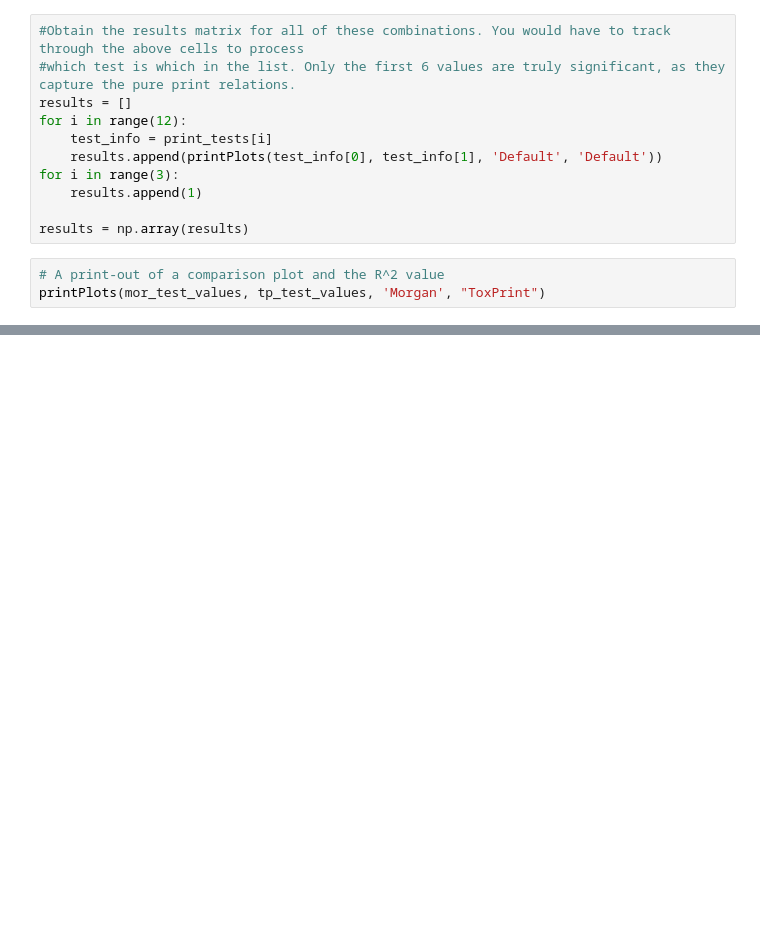
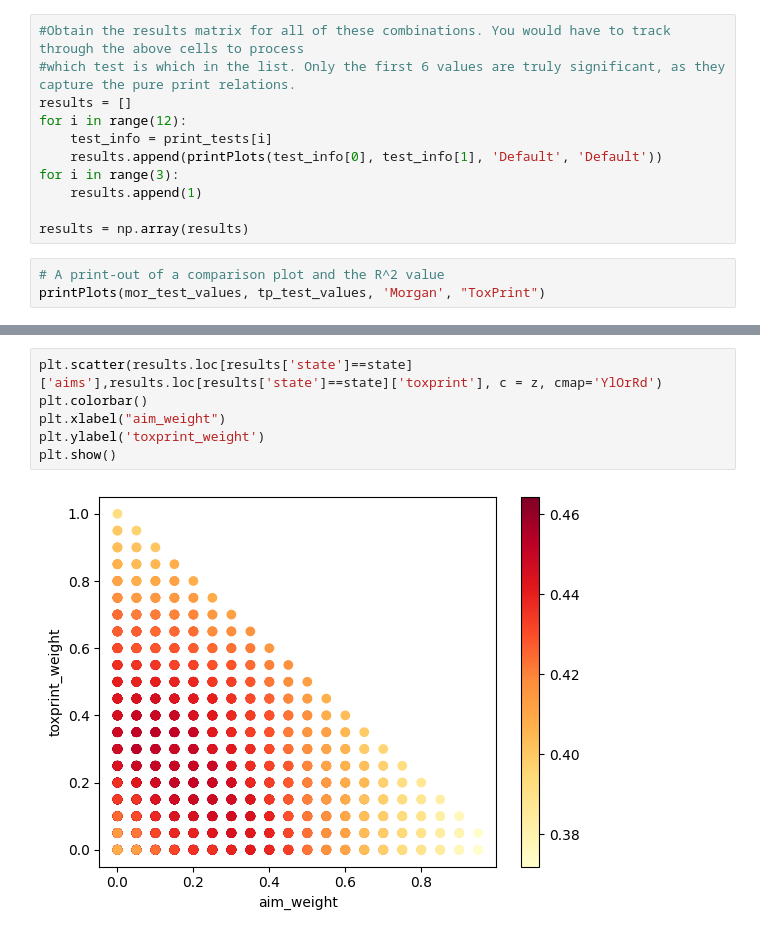
Before and after one commit to patlewig/genra-hybrid, a Jupyter notebook: notebooks/manuscript_companion.ipynb, the cells around one changed output, grey strips where cells are left out. Drawn from its saved outputs; the diff is of its cells as text; blank space fills up the shorter version.

```diff
--- a/notebooks/manuscript_companion.ipynb
+++ b/notebooks/manuscript_companion.ipynb
@@ -2124,0 +2234,8 @@ printPlots(mor_test_values, tp_test_values, 'Morgan', "ToxPrint")
+# %%
+plt.scatter(results.loc[results['state']==state]['aims'],results.loc[results['state']==state]['toxprint'], c = z, cmap='YlOrRd')
+plt.colorbar()
+plt.xlabel("aim_weight")
+plt.ylabel('toxprint_weight')
+plt.show()
+# %% [output]
+[figure, added]
```
Also changed, not shown: parts of 12 cells of this notebook.
